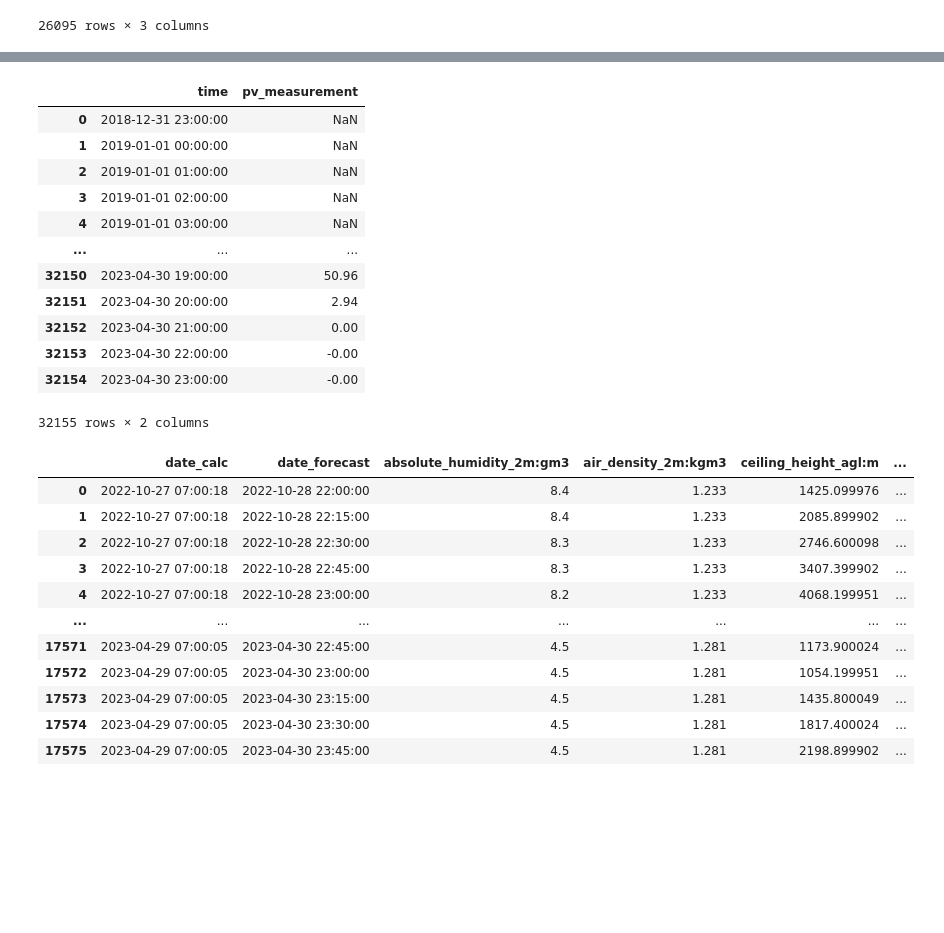
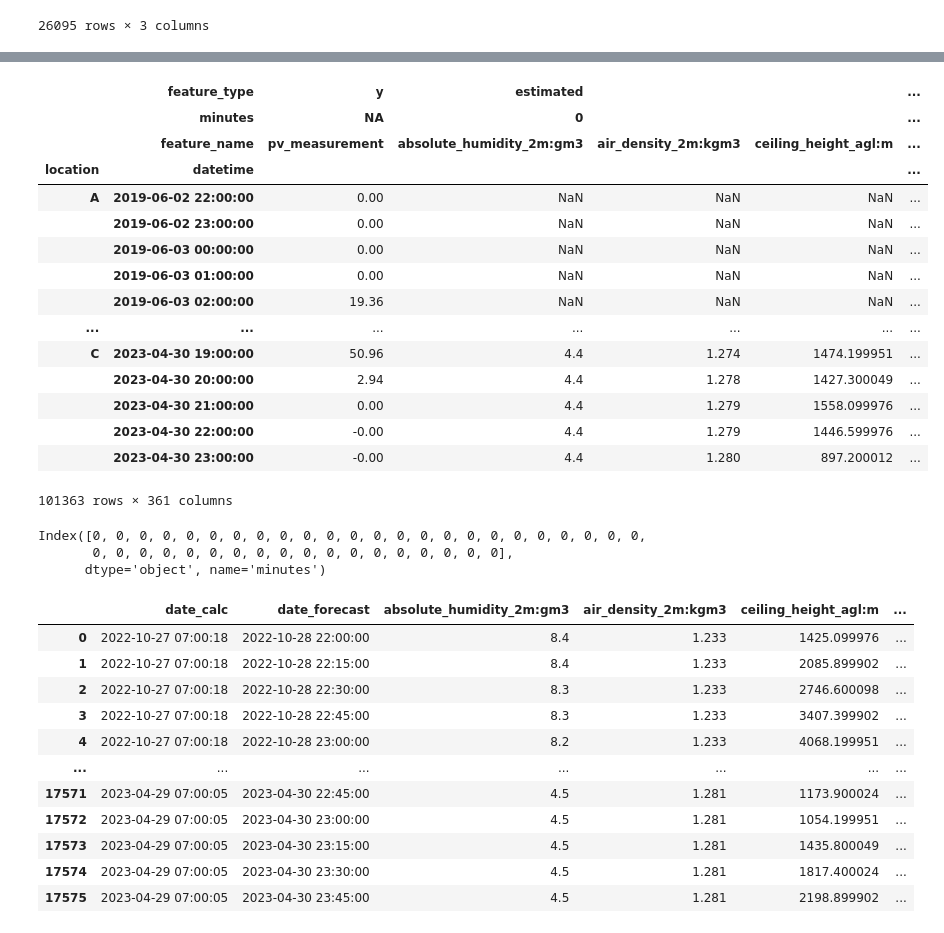
Before and after one commit to jacob-a-worsoe/stabekk, a Jupyter notebook: data/read_files.ipynb, the cells around one changed output, grey strips where cells are left out. Saved outputs shown, nothing was run; the diff lists cells and outputs as text; code cells hidden in the pictures; blank space fills up the shorter version.

```diff
--- a/data/read_files.ipynb
+++ b/data/read_files.ipynb
@@ -110,18 +110,28 @@ for loc in data_dict:
 
 
 # # train data
-data_dict = {'A': train_a}#, 'B': train_b, 'C': train_c}
+data_dict = {'B': train_b, 'C': train_c} # 'A': train_a,
+
+out_temp = train_a.dropna().copy()
+out_temp.rename(columns={'time': 'datetime'}, inplace=True)
+out_temp.set_index('datetime', inplace=True)
+out_temp.columns = pd.MultiIndex.from_product([['y'], ['NA'], out_temp.columns], names=['feature_type', 'minutes', 'feature_name'])
+
+out_temp.set_index(pd.MultiIndex.from_product([['A'], out_temp.index], names=['location', 'datetime']), inplace=True)
 
 for loc in data_dict:
 
-    out_temp = data_dict[loc].dropna().copy()
-    out_temp.rename(columns={'time': 'datetime'}, inplace=True)
-    out_temp.set_index('datetime', inplace=True)
-    out_temp.columns = pd.MultiIndex.from_product([['y'], ['NA'], out_temp.columns], names=['feature_type', 'minutes', 'feature_name'])
+    out_temp2 = data_dict[loc].dropna().copy()
+    out_temp2.rename(columns={'time': 'datetime'}, inplace=True)
+    out_temp2.set_index('datetime', inplace=True)
+    out_temp2.columns = pd.MultiIndex.from_product([['y'], ['NA'], out_temp2.columns], names=['feature_type', 'minutes', 'feature_name'])
 
-    out_temp.set_index(pd.MultiIndex.from_product([[loc], out_temp.index], names=['location', 'datetime']), inplace=True)
+    out_temp2.set_index(pd.MultiIndex.from_product([[loc], out_temp2.index], names=['location', 'datetime']), inplace=True)
+
+    out_temp = pd.concat([out_temp, out_temp2])
 
     # ret = ret.merge(out_temp, left_index=True, right_index=True, how='outer')
+    # ret = pd.concat([ret, out_temp])
 
 
-out_temp
+ret = pd.merge(out_temp, ret, left_index=True, right_index=True, how='outer')
@@ -145,19 +138,28 @@ out_temp
-# %%
-train_c
-# %% [output]
-|  | time | pv_measurement |
-| 0 | 2018-12-31 23:00:00 | NaN |
-| 1 | 2019-01-01 00:00:00 | NaN |
-| 2 | 2019-01-01 01:00:00 | NaN |
-| 3 | 2019-01-01 02:00:00 | NaN |
-| 4 | 2019-01-01 03:00:00 | NaN |
-| ... | ... | ... |
-| 32150 | 2023-04-30 19:00:00 | 50.96 |
-| 32151 | 2023-04-30 20:00:00 | 2.94 |
-| 32152 | 2023-04-30 21:00:00 | 0.00 |
-| 32153 | 2023-04-30 22:00:00 | -0.00 |
-| 32154 | 2023-04-30 23:00:00 | -0.00 |
-32155 rows × 2 columns
+# %%
+ret
+# %% [output]
+|  | feature_type | y | estimated |  |  | ... |
+|  | minutes | NA | 0 |  |  | ... |
+|  | feature_name | pv_measurement | absolute_humidity_2m:gm3 | air_density_2m:kgm3 | ceiling_height_agl:m | ... |
+| location | datetime |  |  |  |  | ... |
+| A | 2019-06-02 22:00:00 | 0.00 | NaN | NaN | NaN | ... |
+|  | 2019-06-02 23:00:00 | 0.00 | NaN | NaN | NaN | ... |
+|  | 2019-06-03 00:00:00 | 0.00 | NaN | NaN | NaN | ... |
+|  | 2019-06-03 01:00:00 | 0.00 | NaN | NaN | NaN | ... |
+|  | 2019-06-03 02:00:00 | 19.36 | NaN | NaN | NaN | ... |
+| ... | ... | ... | ... | ... | ... | ... |
+| C | 2023-04-30 19:00:00 | 50.96 | 4.4 | 1.274 | 1474.199951 | ... |
+|  | 2023-04-30 20:00:00 | 2.94 | 4.4 | 1.278 | 1427.300049 | ... |
+|  | 2023-04-30 21:00:00 | 0.00 | 4.4 | 1.279 | 1558.099976 | ... |
+|  | 2023-04-30 22:00:00 | -0.00 | 4.4 | 1.279 | 1446.599976 | ... |
+|  | 2023-04-30 23:00:00 | -0.00 | 4.4 | 1.280 | 897.200012 | ... |
+101363 rows × 361 columns
+# %%
+df.loc['A', '2022-10-21 01:00:00'][~df.loc['A', '2022-10-21 01:00:00'].isna()].index.get_level_values('minutes')
+# %% [output]
+Index([0, 0, 0, 0, 0, 0, 0, 0, 0, 0, 0, 0, 0, 0, 0, 0, 0, 0, 0, 0, 0, 0, 0, 0,
+       0, 0, 0, 0, 0, 0, 0, 0, 0, 0, 0, 0, 0, 0, 0, 0, 0, 0],
+      dtype='object', name='minutes')
 # %%
 X_train_estimated_a
 # %% [output]
```
Also changed, not shown: parts of 4 cells of this notebook, 7 other files.
